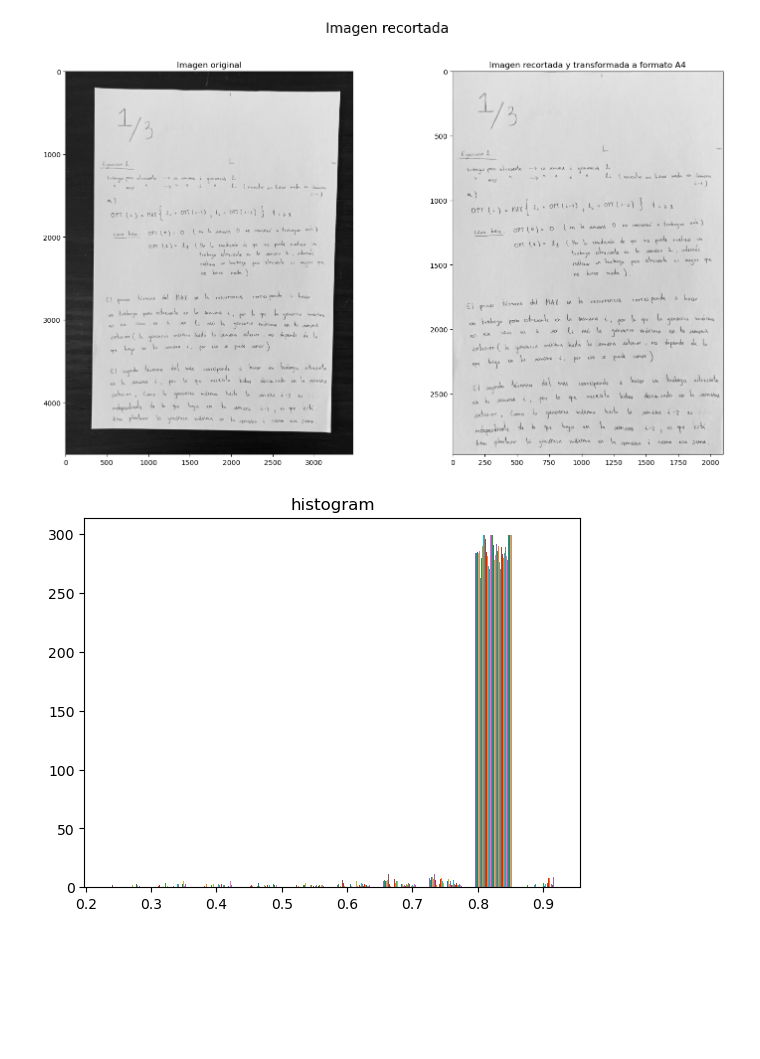
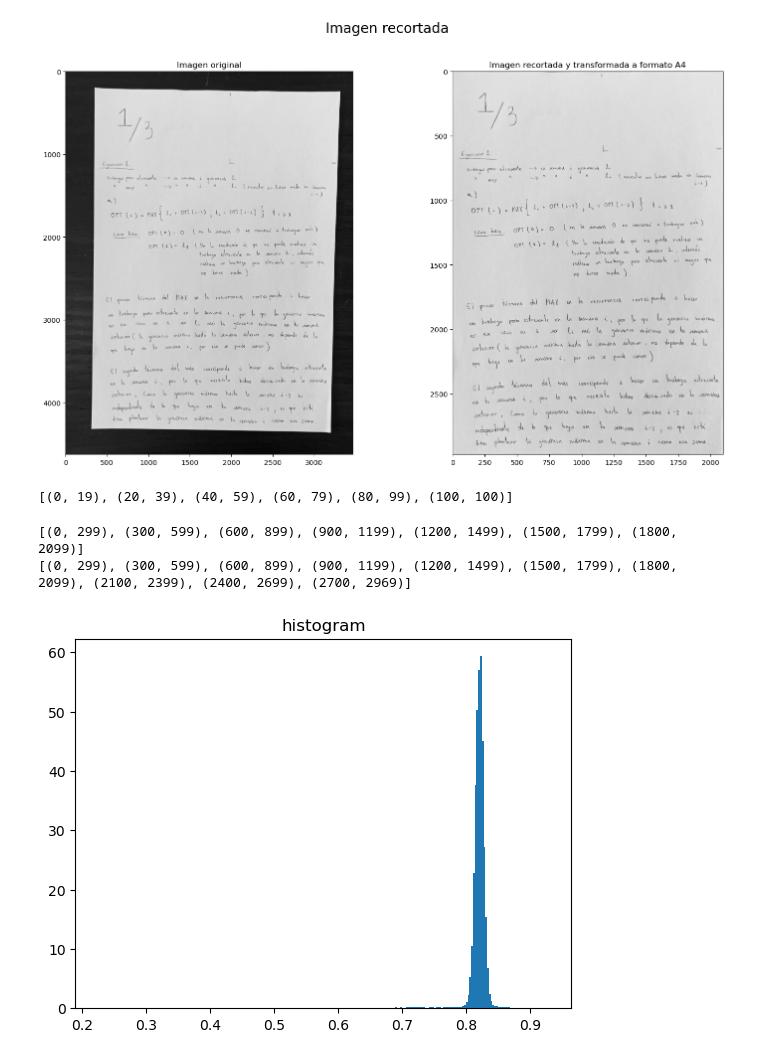
Before and after one commit to nacjck/timag-proyecto, a Jupyter notebook: Untitled.ipynb, the cells around one changed output. Cells and saved outputs as stored; diff of their text form; code cells hidden in the pictures; blank space fills up the shorter version.

```diff
--- a/Untitled.ipynb
+++ b/Untitled.ipynb
@@ -186,25 +186,31 @@ def dividir_intervalo(indice_inicial, indice_final, num_elem):
                 fin = True
 
     return lista_resu
+
+print(dividir_intervalo(indice_inicial=0, indice_final=100, num_elem=20))
+# %% [output]
+[(0, 19), (20, 39), (40, 59), (60, 79), (80, 99), (100, 100)]
 # %%
 # Umbralización local:
 
 tam_reg = 300
 x_list = [i for i in range(0,im_out.shape[1]+1)]
 y_list = [i for i in range(0,im_out.shape[0]+1)]
 
 x_chunk_list = dividir_intervalo(0,A4_x_max, tam_reg)
 y_chunk_list = dividir_intervalo(0,A4_y_max, tam_reg)
 
-# print(np.amax(im_out)) # 0.954
-# print(np.amin(im_out)) # 0.084
-
+print(x_chunk_list)
+print(y_chunk_list)
 
 region_aux = im_out[y_chunk_list[2][0]:y_chunk_list[2][1], x_chunk_list[2][0]:x_chunk_list[2][1]]
 # print(np.histogram(region_aux, bins=4, range=None, normed=None, weights=None, density=None))
 
-plt.hist(region_aux)
+plt.hist(region_aux.flatten(), density=True, bins=255)
+# plt.hist(im_out[0:50,0:50].flatten(), density=True, bins=50)
 plt.title("histogram")
 plt.show()
 # %% [output]
+[(0, 299), (300, 599), (600, 899), (900, 1199), (1200, 1499), (1500, 1799), (1800, 2099)]
+[(0, 299), (300, 599), (600, 899), (900, 1199), (1200, 1499), (1500, 1799), (1800, 2099), (2100, 2399), (2400, 2699), (2700, 2969)]
-[figure, old version]
+[figure, new version]
```
Also changed, not shown: parts of 1 cell of this notebook.
